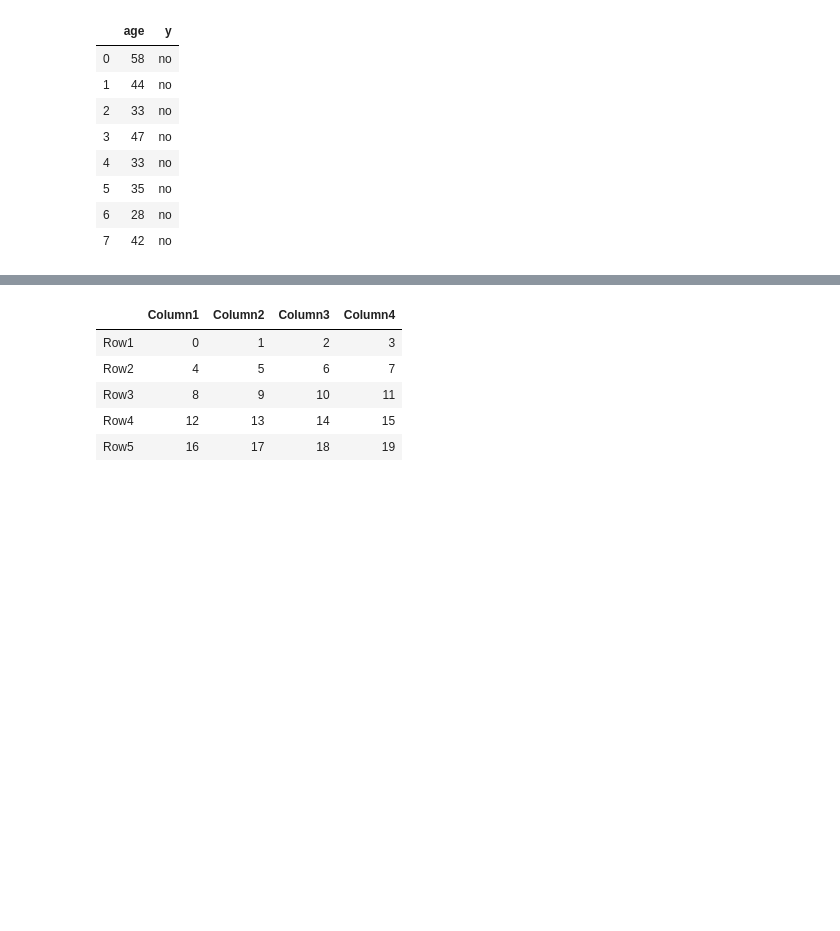
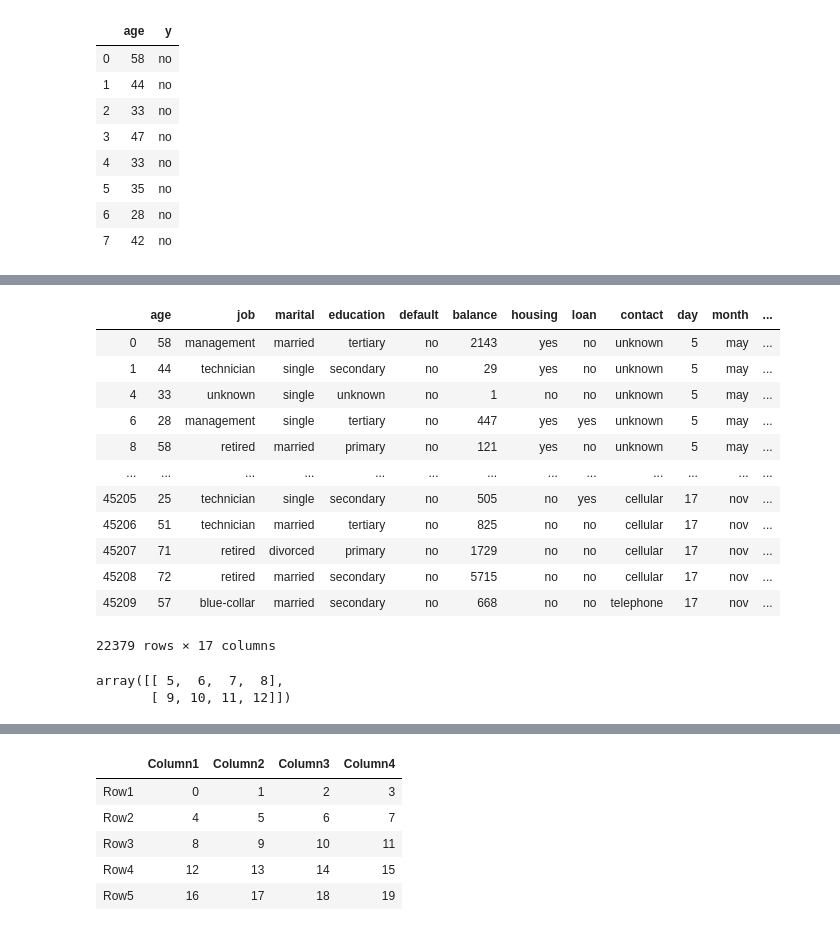
Before and after one commit to Priya-088/Complete_ML, a Jupyter notebook: Pandas.ipynb, the cells around one changed output, grey strips where cells are left out. Saved outputs shown, nothing was run; the diff lists cells and outputs as text; code cells hidden in the pictures; blank space fills up the shorter version.

```diff
--- a/Pandas.ipynb
+++ b/Pandas.ipynb
@@ -293,0 +344,30 @@ bd.loc[[0,1,2,3,4,5,6,7],['age','y']]
+# %%
+bd.loc[(bd['marital']=='single') | (bd['age']>=50),:]
+# %% [output]
+|  | age | job | marital | education | default | balance | housing | loan | contact | day | month | ... |
+| 0 | 58 | management | married | tertiary | no | 2143 | yes | no | unknown | 5 | may | ... |
+| 1 | 44 | technician | single | secondary | no | 29 | yes | no | unknown | 5 | may | ... |
+| 4 | 33 | unknown | single | unknown | no | 1 | no | no | unknown | 5 | may | ... |
+| 6 | 28 | management | single | tertiary | no | 447 | yes | yes | unknown | 5 | may | ... |
+| 8 | 58 | retired | married | primary | no | 121 | yes | no | unknown | 5 | may | ... |
+| ... | ... | ... | ... | ... | ... | ... | ... | ... | ... | ... | ... | ... |
+| 45205 | 25 | technician | single | secondary | no | 505 | no | yes | cellular | 17 | nov | ... |
+| 45206 | 51 | technician | married | tertiary | no | 825 | no | no | cellular | 17 | nov | ... |
+| 45207 | 71 | retired | divorced | primary | no | 1729 | no | no | cellular | 17 | nov | ... |
+| 45208 | 72 | retired | married | secondary | no | 5715 | no | no | cellular | 17 | nov | ... |
+| 45209 | 57 | blue-collar | married | secondary | no | 668 | no | no | telephone | 17 | nov | ... |
+22379 rows × 17 columns
+# %%
+#subsetting boolean values
+x= np.array([[1,2,3,4],[5,6,7,8],[9,10,11,12]])
+
+x[:,[True,True,False,False]]
+
+x[[True,True,False],:]
+
+x[:,0]>=5  #[False,True,True]
+
+x[x[:,0]>=5,:]
+# %% [output]
+array([[ 5,  6,  7,  8],
+       [ 9, 10, 11, 12]])
```
Also changed, not shown: parts of 14 cells of this notebook.
